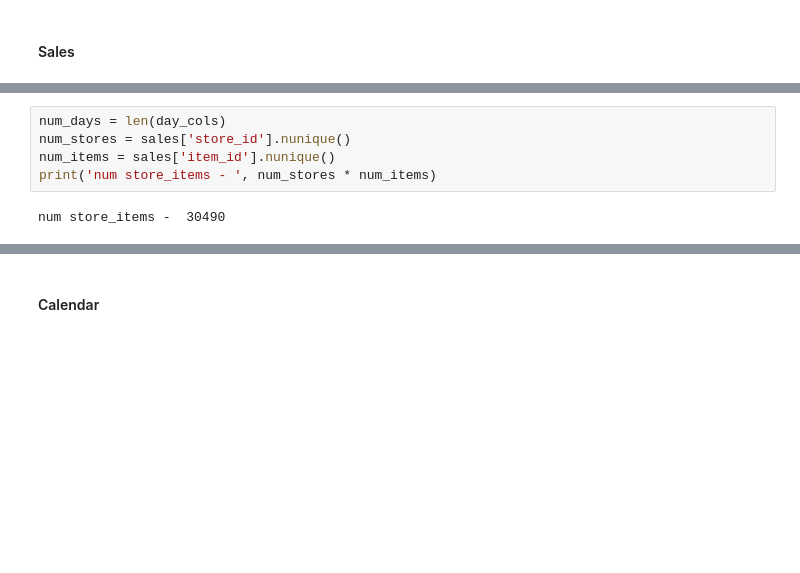
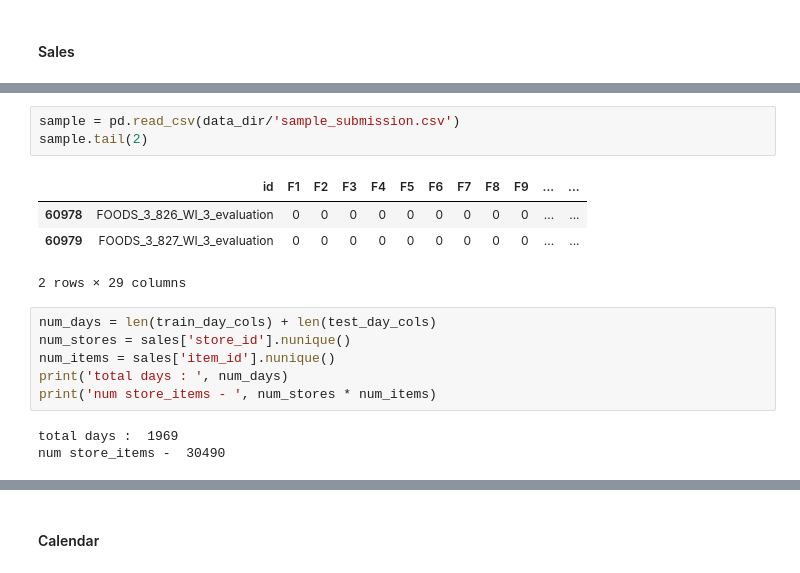
Before and after one commit to achinta/machine-learning, a Jupyter notebook: kaggle/m5-forecasting-accuracy/m5_data.ipynb, the cells around one changed output, grey strips where cells are left out. Cells and saved outputs as stored; diff of their text form; blank space fills up the shorter version.

```diff
--- a/kaggle/m5-forecasting-accuracy/m5_data.ipynb
+++ b/kaggle/m5-forecasting-accuracy/m5_data.ipynb
@@ -63,9 +85,19 @@ Wall time: 12.2 s
+# %%
+sample = pd.read_csv(data_dir/'sample_submission.csv')
+sample.tail(2)
+# %% [output]
+|  | id | F1 | F2 | F3 | F4 | F5 | F6 | F7 | F8 | F9 | ... | ... |
+| 60978 | FOODS_3_826_WI_3_evaluation | 0 | 0 | 0 | 0 | 0 | 0 | 0 | 0 | 0 | ... | ... |
+| 60979 | FOODS_3_827_WI_3_evaluation | 0 | 0 | 0 | 0 | 0 | 0 | 0 | 0 | 0 | ... | ... |
+2 rows × 29 columns
 # %%
-num_days = len(day_cols)
+num_days = len(train_day_cols) + len(test_day_cols)
 num_stores = sales['store_id'].nunique()
 num_items = sales['item_id'].nunique()
+print('total days : ', num_days)
 print('num store_items - ', num_stores * num_items)
 # %% [output]
+total days :  1969
 num store_items -  30490
 # %%
 sales['item_id'].nunique()
```
Also changed, not shown: parts of 25 cells of this notebook.
